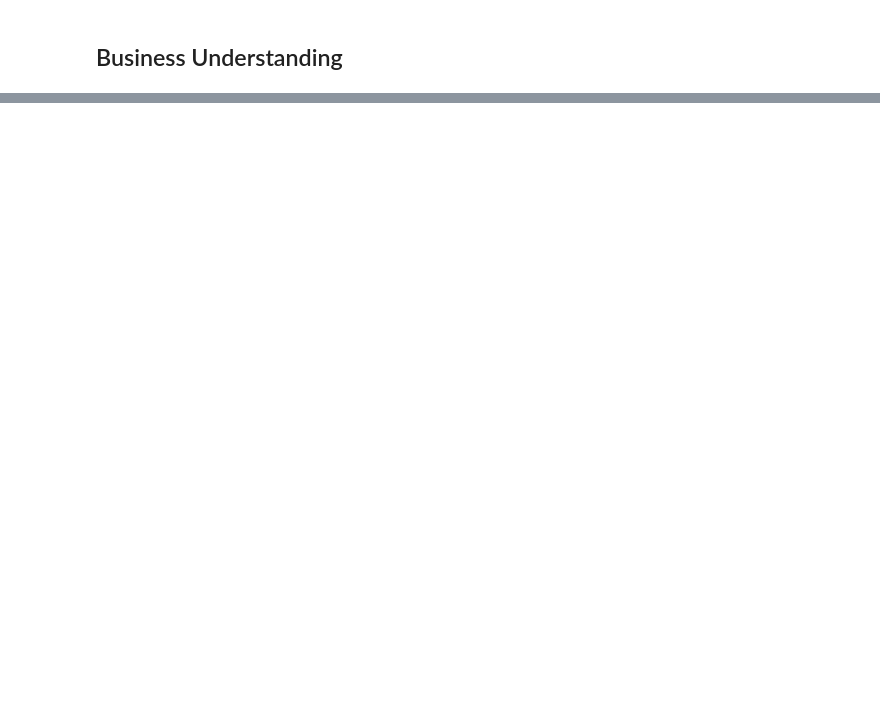
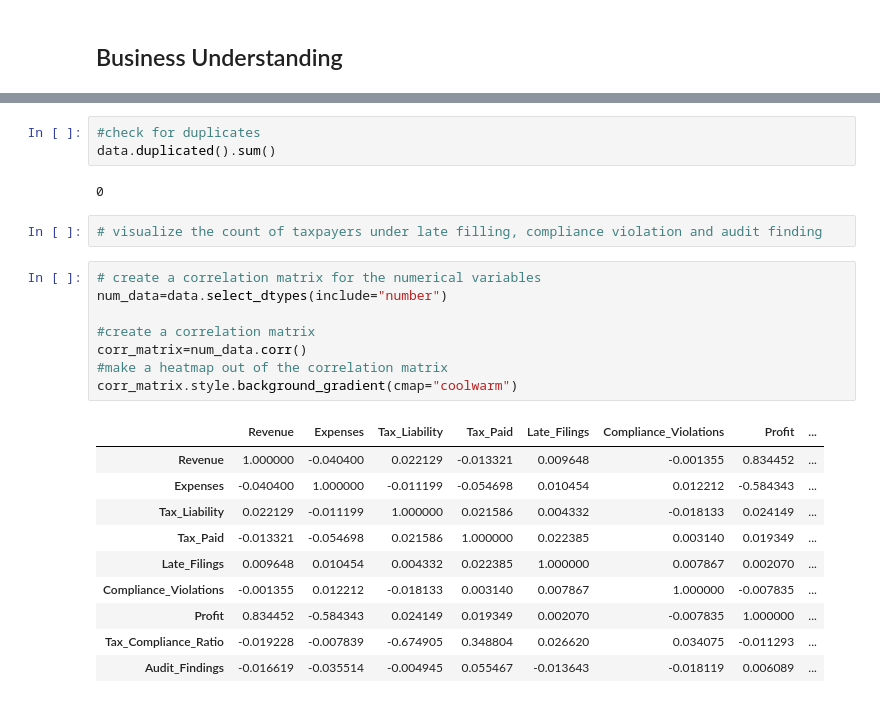
Before and after one commit to csaafrica/group5_predicting_high_risk_taxpayers_using_ML, a Jupyter notebook: notebooks/Risky_Taxpayer_Prediction_project.ipynb, the cells around one changed output, grey strips where cells are left out. Drawn from its saved outputs; the diff is of its cells as text; blank space fills up the shorter version.

```diff
--- a/notebooks/Risky_Taxpayer_Prediction_project.ipynb
+++ b/notebooks/Risky_Taxpayer_Prediction_project.ipynb
@@ -70,0 +209,26 @@ NameError: name 'data' is not defined
+# %%
+#check for duplicates
+data.duplicated().sum()
+# %% [output]
+0
+# %%
+# visualize the count of taxpayers under late filling, compliance violation and audit finding
+# %%
+# create a correlation matrix for the numerical variables
+num_data=data.select_dtypes(include="number")
+
+#create a correlation matrix
+corr_matrix=num_data.corr()
+#make a heatmap out of the correlation matrix
+corr_matrix.style.background_gradient(cmap="coolwarm")
+# %% [output]
+|  | Revenue | Expenses | Tax_Liability | Tax_Paid | Late_Filings | Compliance_Violations | Profit | ... |
+| Revenue | 1.000000 | -0.040400 | 0.022129 | -0.013321 | 0.009648 | -0.001355 | 0.834452 | ... |
+| Expenses | -0.040400 | 1.000000 | -0.011199 | -0.054698 | 0.010454 | 0.012212 | -0.584343 | ... |
+| Tax_Liability | 0.022129 | -0.011199 | 1.000000 | 0.021586 | 0.004332 | -0.018133 | 0.024149 | ... |
+| Tax_Paid | -0.013321 | -0.054698 | 0.021586 | 1.000000 | 0.022385 | 0.003140 | 0.019349 | ... |
+| Late_Filings | 0.009648 | 0.010454 | 0.004332 | 0.022385 | 1.000000 | 0.007867 | 0.002070 | ... |
+| Compliance_Violations | -0.001355 | 0.012212 | -0.018133 | 0.003140 | 0.007867 | 1.000000 | -0.007835 | ... |
+| Profit | 0.834452 | -0.584343 | 0.024149 | 0.019349 | 0.002070 | -0.007835 | 1.000000 | ... |
+| Tax_Compliance_Ratio | -0.019228 | -0.007839 | -0.674905 | 0.348804 | 0.026620 | 0.034075 | -0.011293 | ... |
+| Audit_Findings | -0.016619 | -0.035514 | -0.004945 | 0.055467 | -0.013643 | -0.018119 | 0.006089 | ... |
```
Also changed, not shown: parts of 30 cells of this notebook.
